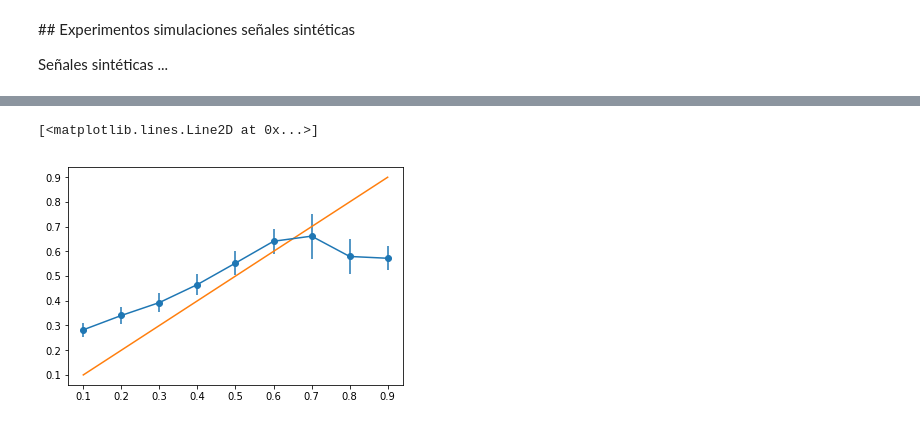
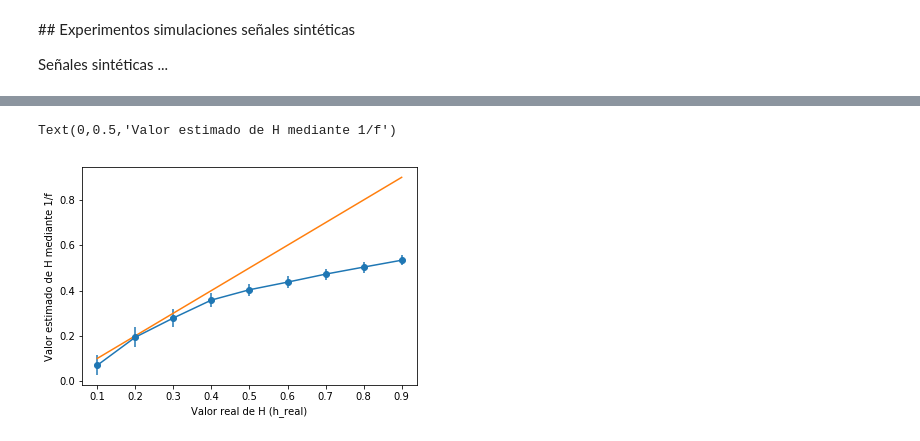
Before and after one commit to LauraMorenoGo/TFG, a Jupyter notebook: Hurst_Exponent.ipynb, the cells around one changed output, grey strips where cells are left out. Saved outputs shown, nothing was run; the diff lists cells and outputs as text; code cells hidden in the pictures.

```diff
--- a/Hurst_Exponent.ipynb
+++ b/Hurst_Exponent.ipynb
@@ -131,12 +135,25 @@ h_m = []
 
 h_std = []
 
+#R/S method
+
+#for h in h_real:
+#    h_hat = []
+#    for i in range (100):
+#        rw = random_walk(1000, proba = h)
+#        h_hat.append(hurst(rw))
+#    h_m.append(np.mean(h_hat))
+#    h_std.append(np.std(h_hat))
+
+#1/f method
 for h in h_real:
     h_hat = []
     for i in range (100):
         rw = random_walk(1000, proba = h)
-        h_hat.append(hurst(rw))
-    h_m.append(np.mean(h_hat))
-    h_std.append(np.std(h_hat))
+        h_hat.append(spectrum1f(rw)[-2])
 
-#plot
+    spectrum_segment = np.array(h_hat)
+    h_est_1f = (np.abs(spectrum_segment)-1)/2
+
+    h_m.append(np.mean(h_est_1f))
+    h_std.append(np.std(h_est_1f))
@@ -146,7 +160,9 @@ TypeError: float() argument must be a string or a number, not 'function'
 # %%
 plt.figure()
 plt.errorbar(h_real,h_m,yerr = h_std,marker = 'o')
 plt.plot(h_real,h_real)
+plt.xlabel('Valor real de H (h_real)')
+plt.ylabel('Valor estimado de H mediante 1/f')
 # %% [output]
-[<matplotlib.lines.Line2D at 0x...>]
+Text(0,0.5,'Valor estimado de H mediante 1/f')
-[figure, old version]
+[figure, new version]
```
Also changed, not shown: parts of 2 cells of this notebook, 21 other files.
